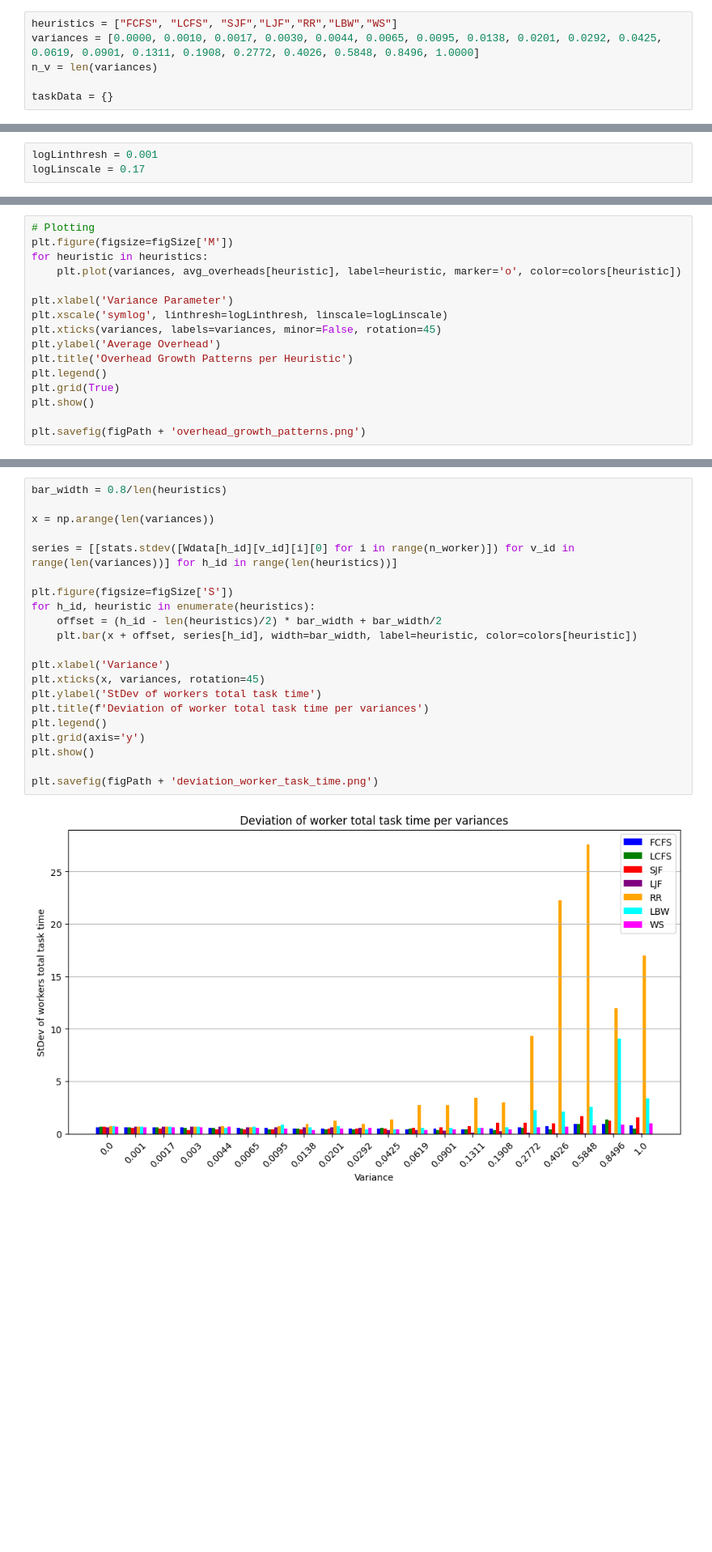
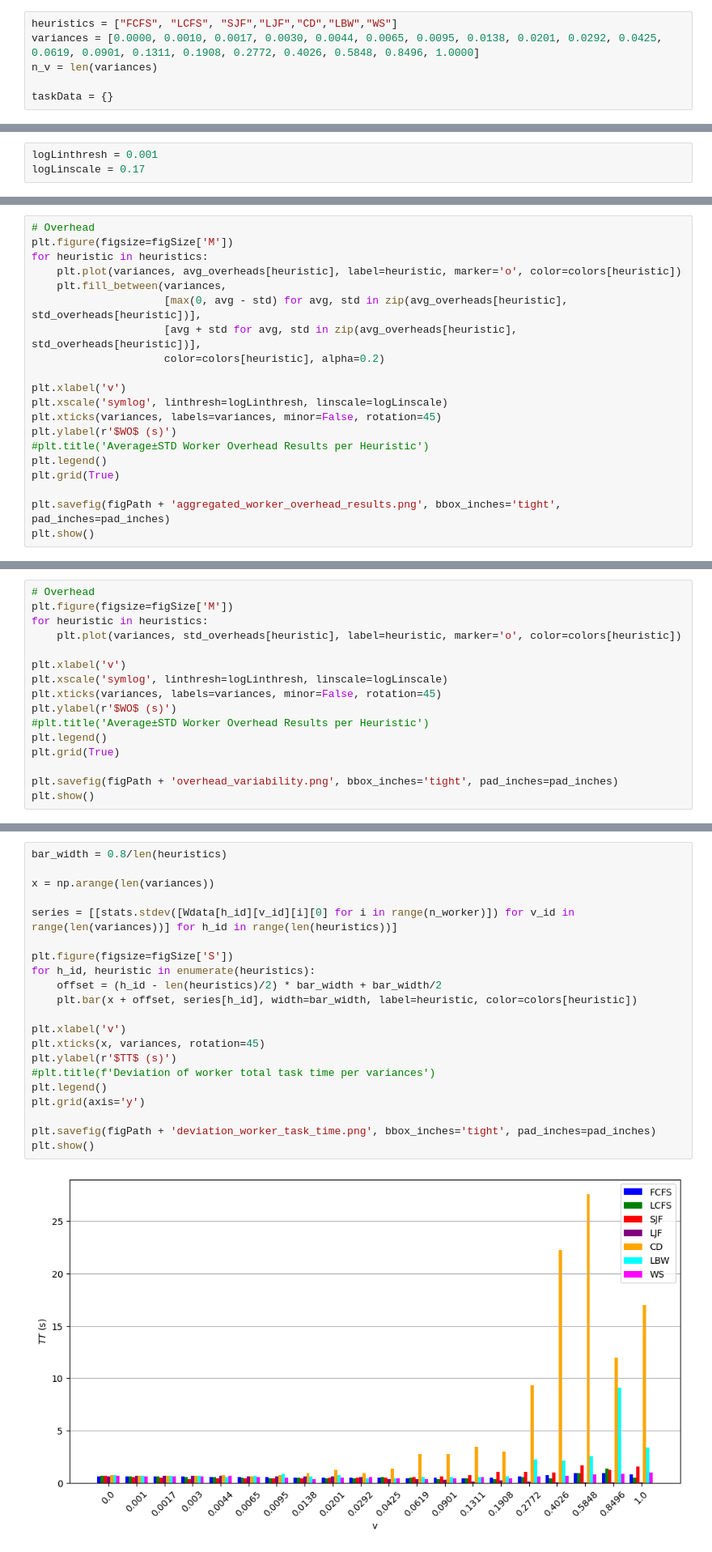
Before and after one commit to Nenonymo/PSHCAF, a Jupyter notebook: analysis/results_analysis.ipynb, the cells around one changed output, grey strips where cells are left out. Shown at 81% size. Drawn from its saved outputs; the diff is of its cells as text; blank space fills up the shorter version.

```diff
--- a/analysis/results_analysis.ipynb
+++ b/analysis/results_analysis.ipynb
@@ -10,7 +11,7 @@ import statistics as stats
 # %% [markdown]
 #### Results import
 # %%
-heuristics = ["FCFS", "LCFS", "SJF","LJF","RR","LBW","WS"]
+heuristics = ["FCFS", "LCFS", "SJF","LJF","CD","LBW","WS"]
 variances = [0.0000, 0.0010, 0.0017, 0.0030, 0.0044, 0.0065, 0.0095, 0.0138, 0.0201, 0.0292, 0.0425, 0.0619, 0.0901, 0.1311, 0.1908, 0.2772, 0.4026, 0.5848, 0.8496, 1.0000]
 n_v = len(variances)
 
@@ -86,19 +289,23 @@ RR's spike at variance=0.31 and 0.56 can be annotated.
 **Interpretation:**
 SJF and LJF heuristics demonstrate superior scalability under moderate workload variances. RR's performance becomes unpredictable under higher variance, indicating poor load-balancing resilience.
 # %%
-# Plotting
+# Overhead
 plt.figure(figsize=figSize['M'])
 for heuristic in heuristics:
     plt.plot(variances, avg_overheads[heuristic], label=heuristic, marker='o', color=colors[heuristic])
+    plt.fill_between(variances,
+                     [max(0, avg - std) for avg, std in zip(avg_overheads[heuristic], std_overheads[heuristic])],
+                     [avg + std for avg, std in zip(avg_overheads[heuristic], std_overheads[heuristic])],
+                     color=colors[heuristic], alpha=0.2)
 
-plt.xlabel('Variance Parameter')
+plt.xlabel('v')
 plt.xscale('symlog', linthresh=logLinthresh, linscale=logLinscale)
 plt.xticks(variances, labels=variances, minor=False, rotation=45)
-plt.ylabel('Average Overhead')
-plt.title('Overhead Growth Patterns per Heuristic')
+plt.ylabel(r'$WO$ (s)')
+#plt.title('Average±STD Worker Overhead Results per Heuristic')
 plt.legend()
 plt.grid(True)
+
+plt.savefig(figPath + 'aggregated_worker_overhead_results.png', bbox_inches='tight', pad_inches=pad_inches)
 plt.show()
-
-plt.savefig(figPath + 'overhead_growth_patterns.png')
 # %% [output]
@@ -106,0 +313,16 @@ plt.savefig(figPath + 'overhead_growth_patterns.png')
+# %%
+# Overhead
+plt.figure(figsize=figSize['M'])
+for heuristic in heuristics:
+    plt.plot(variances, std_overheads[heuristic], label=heuristic, marker='o', color=colors[heuristic])
+
+plt.xlabel('v')
+plt.xscale('symlog', linthresh=logLinthresh, linscale=logLinscale)
+plt.xticks(variances, labels=variances, minor=False, rotation=45)
+plt.ylabel(r'$WO$ (s)')
+#plt.title('Average±STD Worker Overhead Results per Heuristic')
+plt.legend()
+plt.grid(True)
+
+plt.savefig(figPath + 'overhead_variability.png', bbox_inches='tight', pad_inches=pad_inches)
+plt.show()
@@ -119,23 +343,23 @@ SJF's front-loaded task time distribution reflects its design principle of minim
 # %%
 bar_width = 0.8/len(heuristics)
 
 x = np.arange(len(variances))
 
 series = [[stats.stdev([Wdata[h_id][v_id][i][0] for i in range(n_worker)]) for v_id in range(len(variances))] for h_id in range(len(heuristics))]
 
 plt.figure(figsize=figSize['S'])
 for h_id, heuristic in enumerate(heuristics):
     offset = (h_id - len(heuristics)/2) * bar_width + bar_width/2
     plt.bar(x + offset, series[h_id], width=bar_width, label=heuristic, color=colors[heuristic])
 
-plt.xlabel('Variance')
+plt.xlabel('v')
 plt.xticks(x, variances, rotation=45)
-plt.ylabel('StDev of workers total task time')
-plt.title(f'Deviation of worker total task time per variances')
+plt.ylabel(r'$TT$ (s)')
+#plt.title(f'Deviation of worker total task time per variances')
 plt.legend()
 plt.grid(axis='y')
+
+plt.savefig(figPath + 'deviation_worker_task_time.png', bbox_inches='tight', pad_inches=pad_inches)
 plt.show()
-
-plt.savefig(figPath + 'deviation_worker_task_time.png')
 # %% [output]
-[figure, old version]
+[figure, new version]
```
Also changed, not shown: parts of 33 cells of this notebook, 20 other files.
